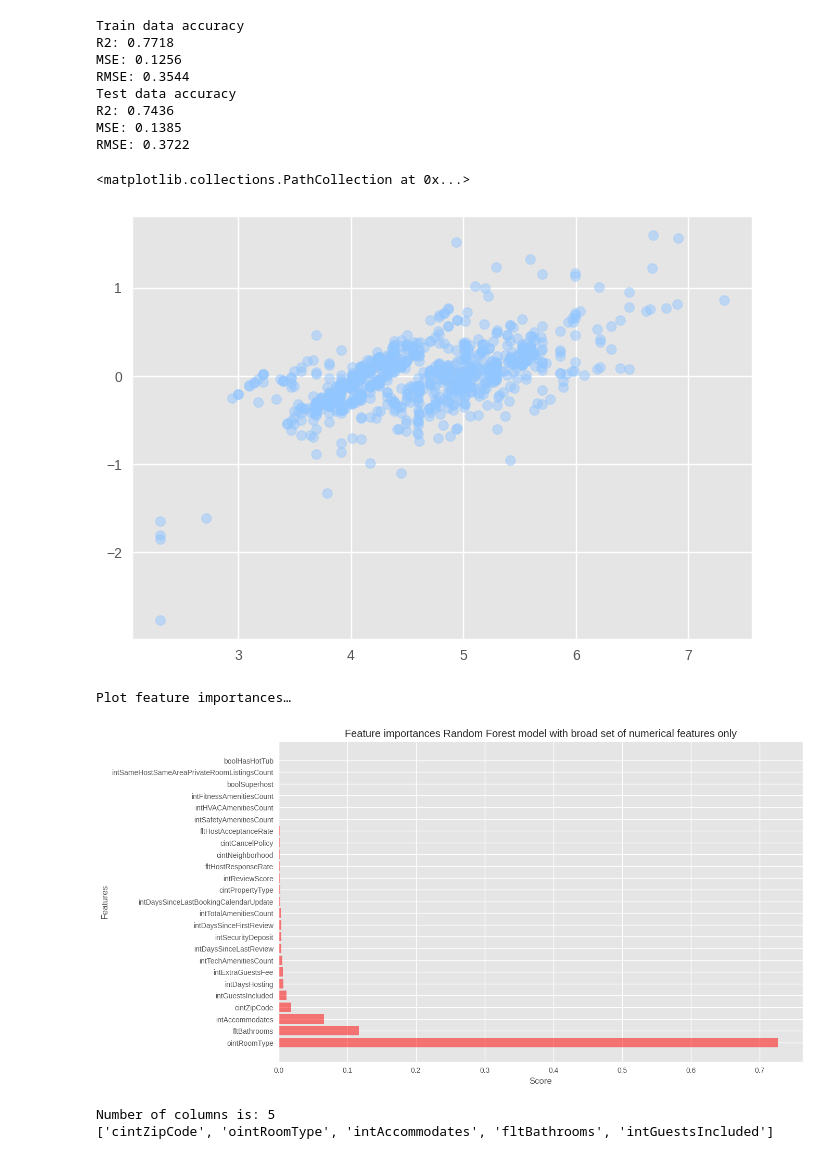
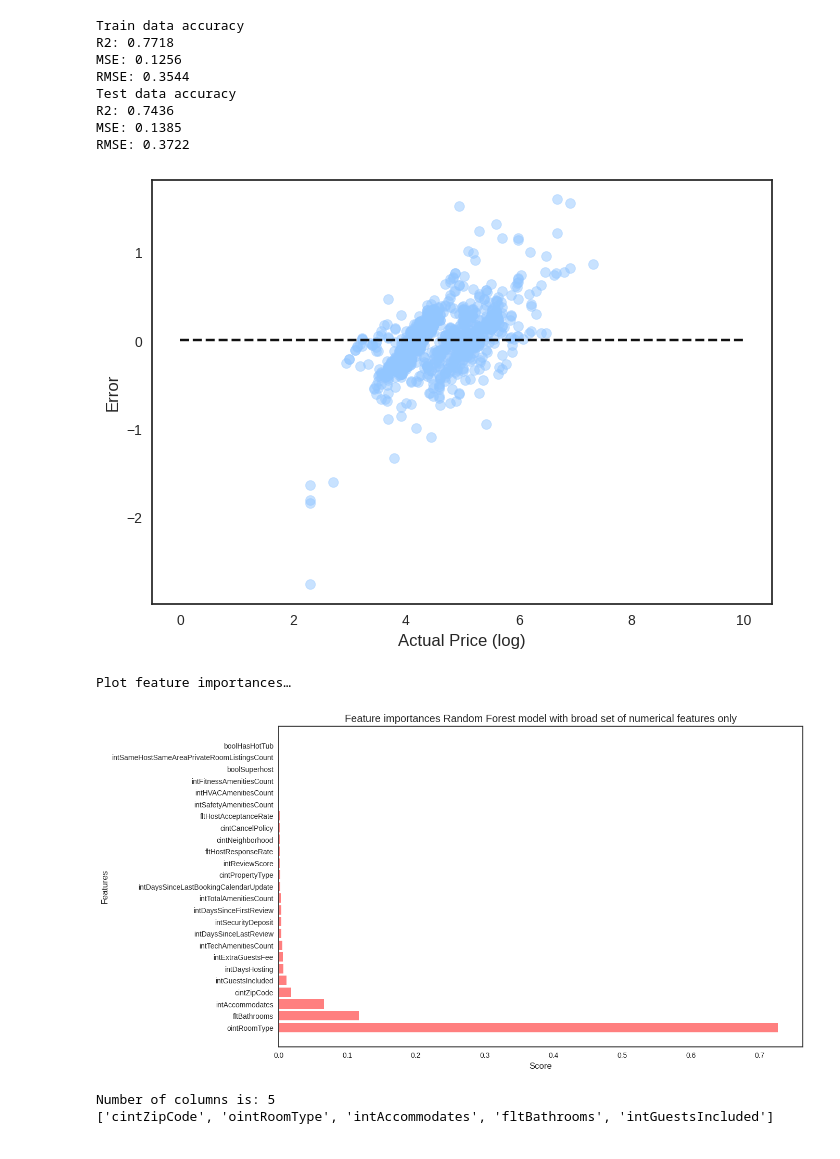
Before and after one commit to shipleydm/IS8036_PROJECT, a Jupyter notebook: IS8036PostErrorDiscovery.ipynb, the cells around one changed output. Drawn from its saved outputs; the diff is of its cells as text; code cells hidden in the pictures.

```diff
--- a/IS8036PostErrorDiscovery.ipynb
+++ b/IS8036PostErrorDiscovery.ipynb
@@ -71,3 +71,5 @@ Drive already mounted at /content/drive; to attempt to forcibly remount, call dr
+# %%
+plt.style.use('seaborn-white')
 # %%
 listing_data.head(5)
 # %% [output]
@@ -932,17 +932,21 @@ RMSE: 0.3722
 # %%
 #Find Errors by calculating the difference between the actual and predicted values
 Errors=Y_test-rfm_test_preds
 
 #Scatter plot between the Actual values and Error term
 plt.scatter(Y_test, Errors, alpha=0.5)
+plt.plot([0, 10], [0, 0], '--k')
+plt.xlabel('Actual Price (log)')
+plt.ylabel('Error')
+plt.show()
+plt.show()
 # %% [output]
-<matplotlib.collections.PathCollection at 0x...>
-[figure, old version]
+[figure, new version]
 # %%
 plot_features(X, rfm, "Random Forest model with broad set of numerical features only")
 # %% [output]
 Plot feature importances…
-[figure, old version]
+[figure, new version]
 # %%
 # keep highest importance values until we have the best result at the end
 exc=  ['intAccommodates', 'ointRoomType', 'fltBathrooms','intGuestsIncluded', 'cintZipCode']
```
Also changed, not shown: parts of 27 cells of this notebook.
